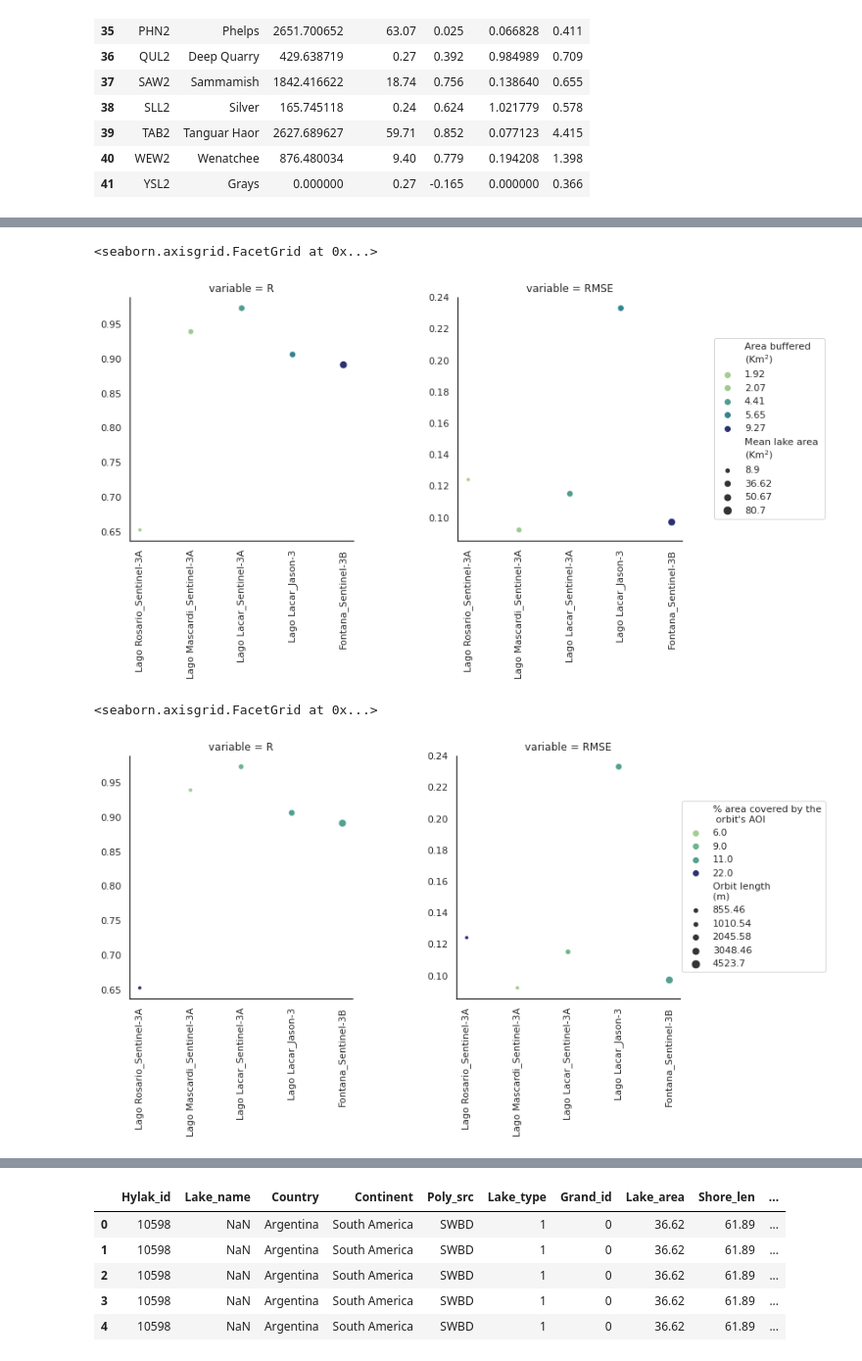
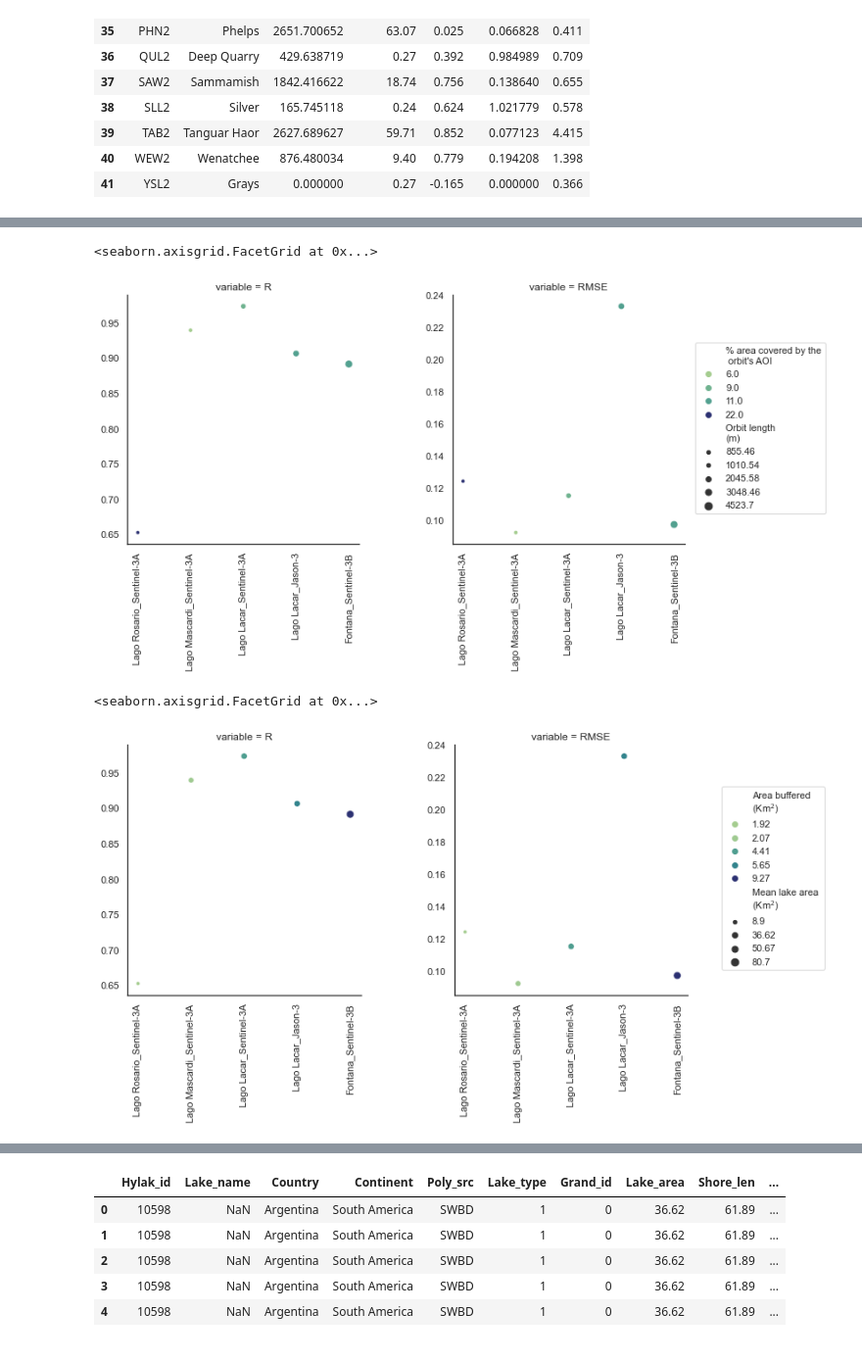
Before and after one commit to anmagomez/radar_altimetry_eval, a Jupyter notebook: src/rapid_request.ipynb, the cells around one changed output, grey strips where cells are left out. Shown at 98% size. Saved outputs shown, nothing was run; the diff lists cells and outputs as text; code cells hidden in the pictures.

```diff
--- a/src/rapid_request.ipynb
+++ b/src/rapid_request.ipynb
@@ -1413,23 +1417,23 @@ time_fig=datetime.now().strftime("%Y%m%d_%H_%M")
 name_fig='ARHN_area_orbitlg'
 file_name_fig='../data/results/'+name_fig+'_'+time_fig+'.png'
 
-save_fig=True
+save_fig=False
 
-g=fig_areas(df_ar, file_name_fig, name_fig, save_fig, leg2_pos=6)
+g=fig_AOI_orbit(df_ar, file_name_fig, name_fig, save_fig, leg2_pos=5)
 g
 # %% [output]
 <seaborn.axisgrid.FacetGrid at 0x...>
-[figure, old version]
+[figure, new version]
 # %%
 name_fig='ARHN_area_orbitlength'
 file_name_fig='../data/results/'+name_fig+'_'+time_fig+'.png'
 
 save_fig=False
 
-g=fig_AOI_orbit(df_ar, name_fig, file_name_fig, save_fig, leg2_pos=5)
+g=fig_areas(df_ar, name_fig, file_name_fig, save_fig, leg2_pos=6)
 g
 # %% [output]
 <seaborn.axisgrid.FacetGrid at 0x...>
-[figure, old version]
+[figure, new version]
 # %%
 df_arf=pd.concat((df_ar, df_t), axis=0)
```
Also changed, not shown: parts of 23 cells of this notebook.
